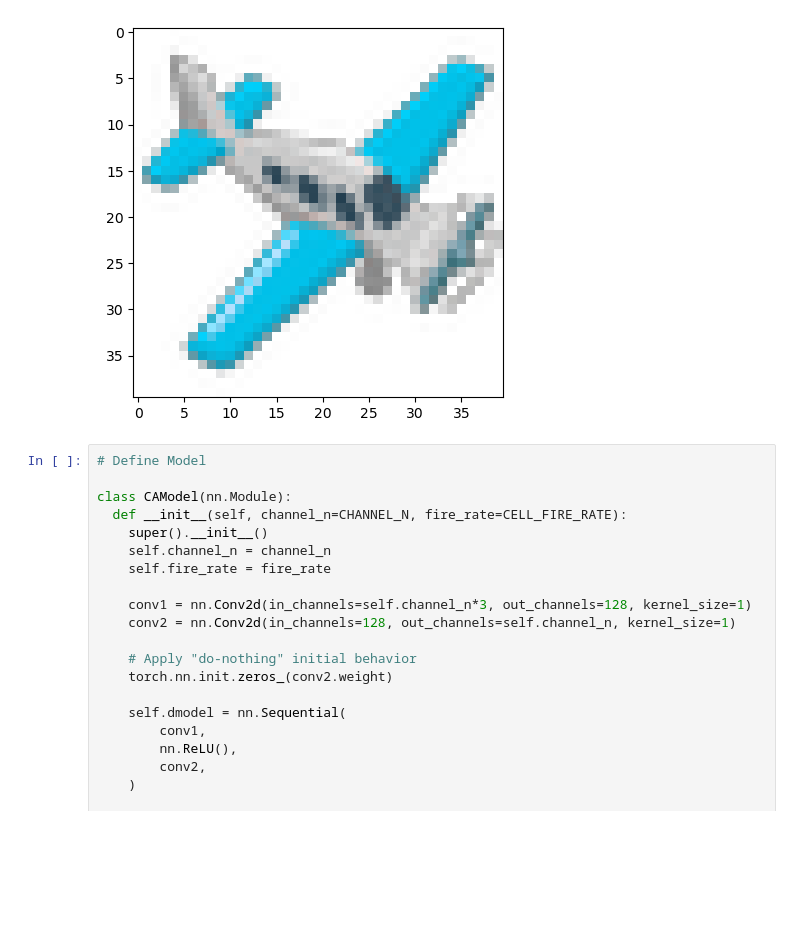
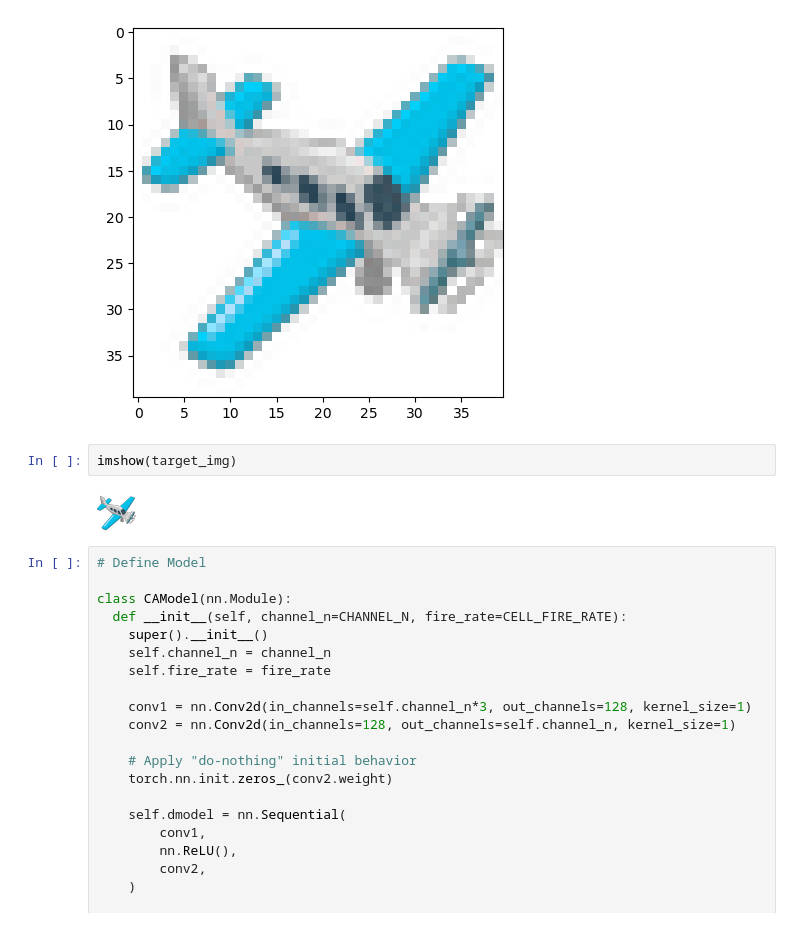
Before and after one commit to Radevsi/cellular-automata, a Jupyter notebook: Original_CA_PyTorch.ipynb, the cells around one changed output. Cells and saved outputs as stored; diff of their text form; blank space fills up the shorter version.

```diff
--- a/Original_CA_PyTorch.ipynb
+++ b/Original_CA_PyTorch.ipynb
@@ -83,6 +127,10 @@ plt.imshow(target_img)
 plt.show()
 # %% [output]
 [figure]
+# %%
+imshow(target_img)
+# %% [output]
+[figure, added]
 # %%
 # Define Model
 
```
Also changed, not shown: parts of 5 cells of this notebook.
